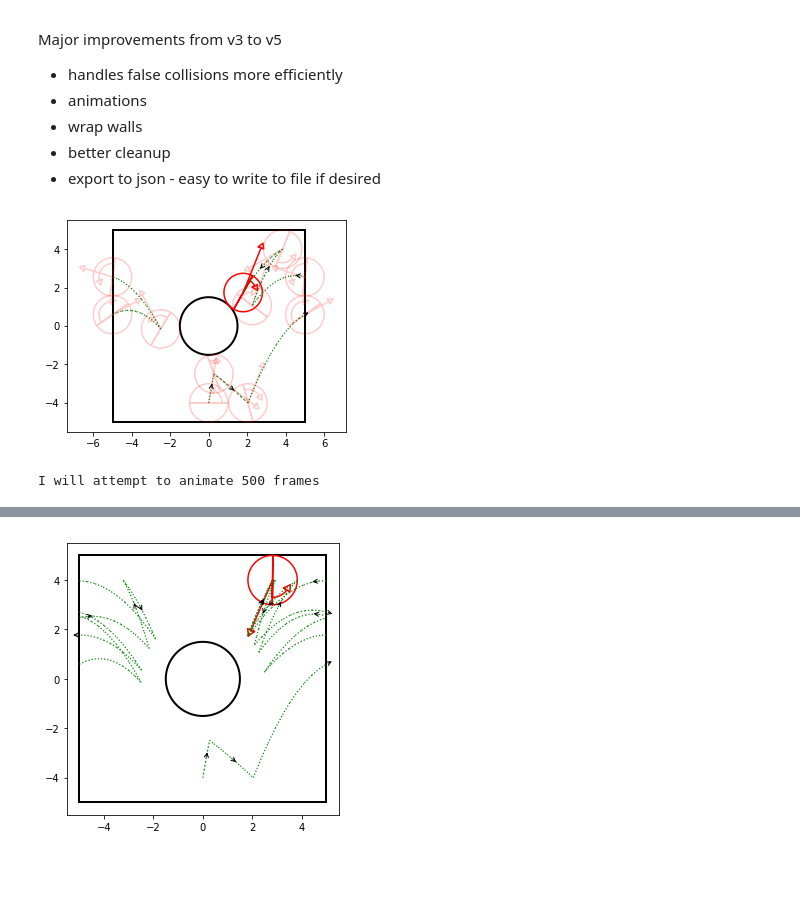
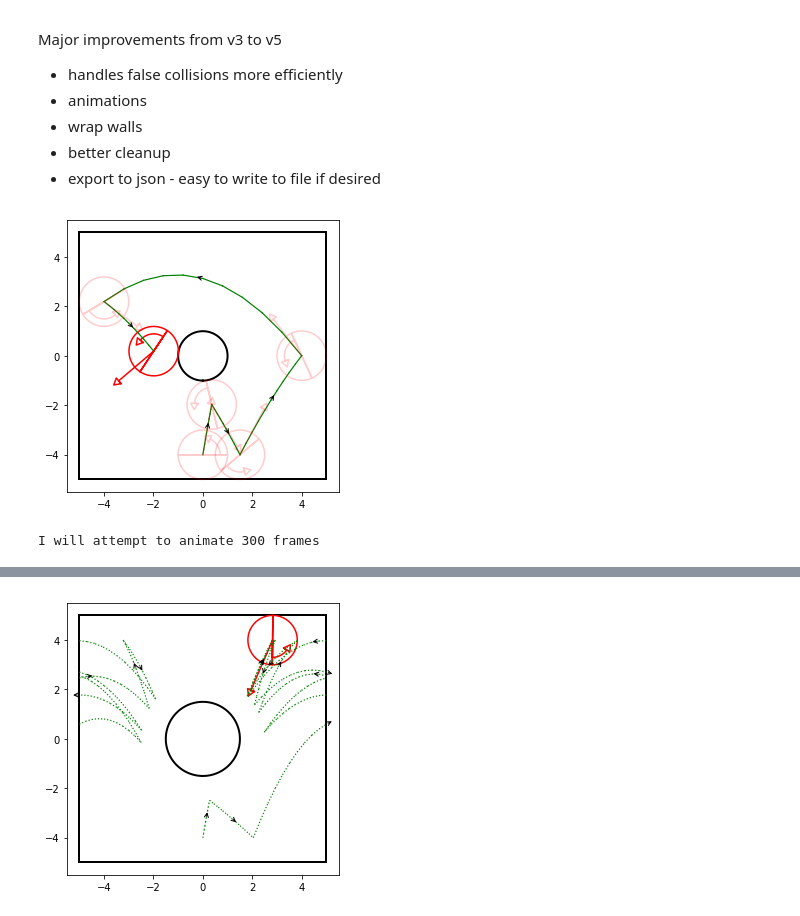
Before and after one commit to npetela/REU_2019, a Jupyter notebook: main_v11.ipynb, the cells around one changed output, grey strips where cells are left out. Drawn from its saved outputs; the diff is of its cells as text; code cells hidden in the pictures; blank space fills up the shorter version.

```diff
--- a/main_v11.ipynb
+++ b/main_v11.ipynb
@@ -1133,14 +1136,12 @@ np.random.seed(5)  # produces the same thing every thing - easier for debugging
 steps = 1000
 dim = 2
 
-channel_height = 5
-channel_length = 5
-scatterer_radius = 1.5
+channel_height = 5.0
+channel_length = 5.0
+scatterer_radius = 1.0
 
 ######### Make particle #########
-part = Particle(radius=1.0, save=True,
-                force = [0.0, -3.0]
-               )
+part = Particle(radius=1.0, gamma = 0.0, force = [0.0, -2.0], save=True)
 
 
 ######### Make walls #########
@@ -1148,59 +1149,61 @@ Walls = []
 
 new_wall = FlatWall(base=[channel_length,0], normal=[1,0], radius=channel_height,
 #                     collision_law='no_slip'
-                    collision_law='wrap', wrap_wall_idx=1, hard=False, flip_pos=True, flip_vel=True
+#                     collision_law='wrap', wrap_wall_idx=1, hard=False, flip_pos=True, flip_vel=True
                    )
 Walls.append(new_wall)
 
 
 new_wall = FlatWall(base=[-channel_length,0], normal=[-1,0], radius=channel_height,
 #                     collision_law='no_slip'
-                    collision_law='wrap', wrap_wall_idx=0, hard=False, flip_pos=True, flip_vel=True
+#                     collision_law='wrap', wrap_wall_idx=0, hard=False, flip_pos=True, flip_vel=True
                    )
 Walls.append(new_wall)
 
 
 new_wall = FlatWall(base=[0,channel_height], normal=[0,1], radius=channel_length,
-                    collision_law='no_slip',
+#                     collision_law='no_slip',
 #                     collision_law='wrap', wrap_wall_idx=3, hard=False, flip_pos=True, flip_vel=True
                    )
 Walls.append(new_wall)
 
 
 new_wall = FlatWall(base=[0,-channel_height], normal=[0,-1], radius=channel_length,
-                    collision_law='no_slip',
+#                     collision_law='no_slip',
 #                     collision_law='wrap', wrap_wall_idx=2, hard=False, flip_pos=True, flip_vel=True
                    )
 Walls.append(new_wall)
 
 
-new_wall = SphereWall(base=[0.0, 0.0], radius=scatterer_radius, max_polar_angle = np.pi, outside=True, collision_law='no_slip')
+new_wall = SphereWall(base=[0.0, 0.0], radius=scatterer_radius, max_polar_angle = np.pi, outside=True,
+#                       collision_law='no_slip'
+                     )
 Walls.append(new_wall)
 
 
 ######### Initialize Particle #########
 start_wall_idx = 3
 start_wall = Walls[start_wall_idx]
 
 part.wall_idx = start_wall_idx
 part.pos = start_wall.base - start_wall.normal * part.radius
 part.vel = np.array([1.0, 6.0])
 part.spin = 5.0
 
 
 ######### Run it #########
 run(part, Walls)
 
 
 ######### Draw history #########
-ax, part_drawn = draw(part, step_count=10, show_past=True)
+ax, part_drawn = draw(part, step_count=5, show_past=True)
 plt.show()
 
 ######### Animate #########
-anim, part_anim = animate(part, show_past=True, movie_time=10, frame_count=500)
+anim, part_anim = animate(part, show_past=True, movie_time=10, frames_per_second=30)
 # %% [output]
-[figure, old version]
+[figure, new version]
-I will attempt to animate 500 frames
+I will attempt to animate 300 frames
 [interactive output not drawn]
 # %%
 #@title Interactive {run: "auto"}
```
Also changed, not shown: parts of 3 cells of this notebook.
